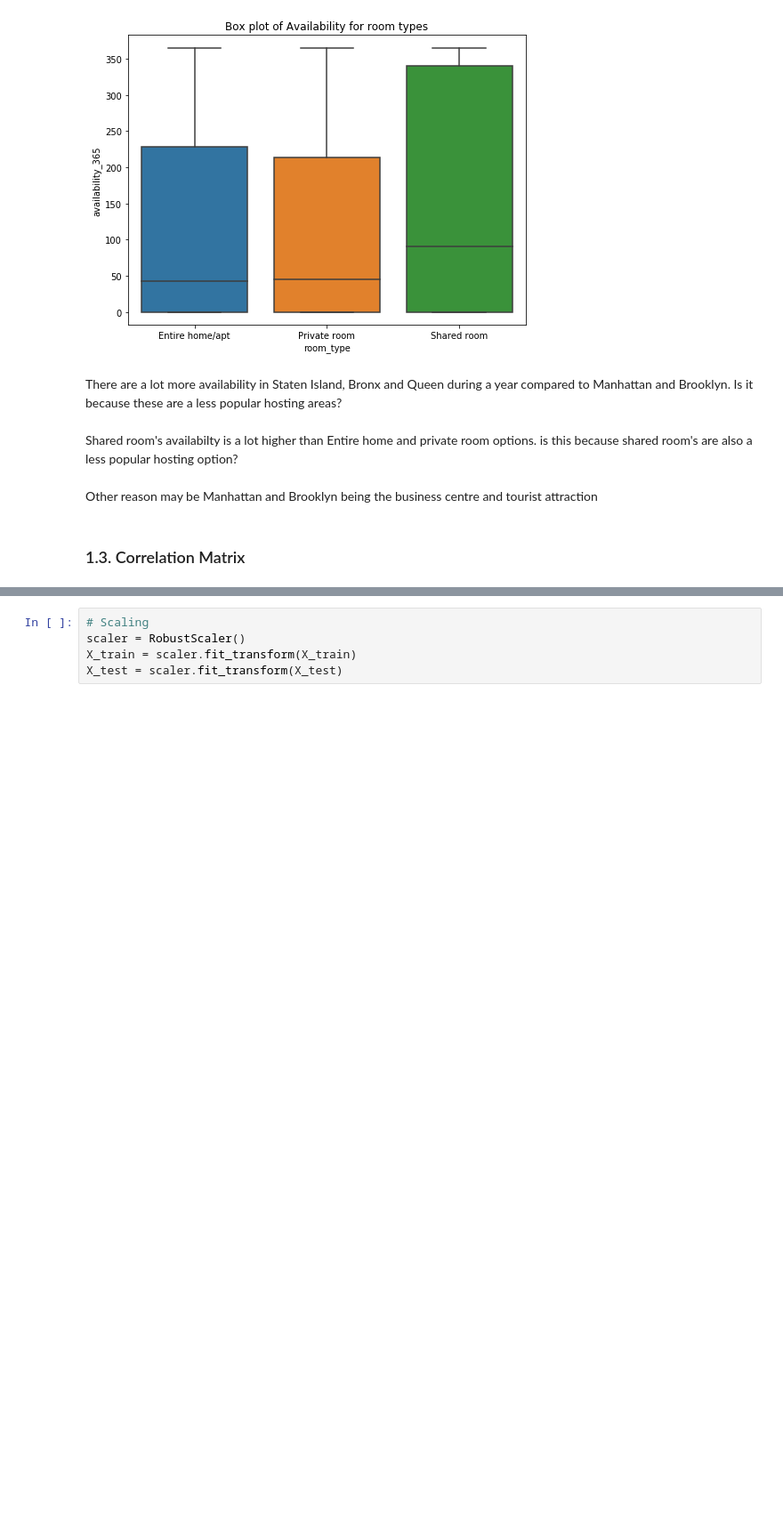
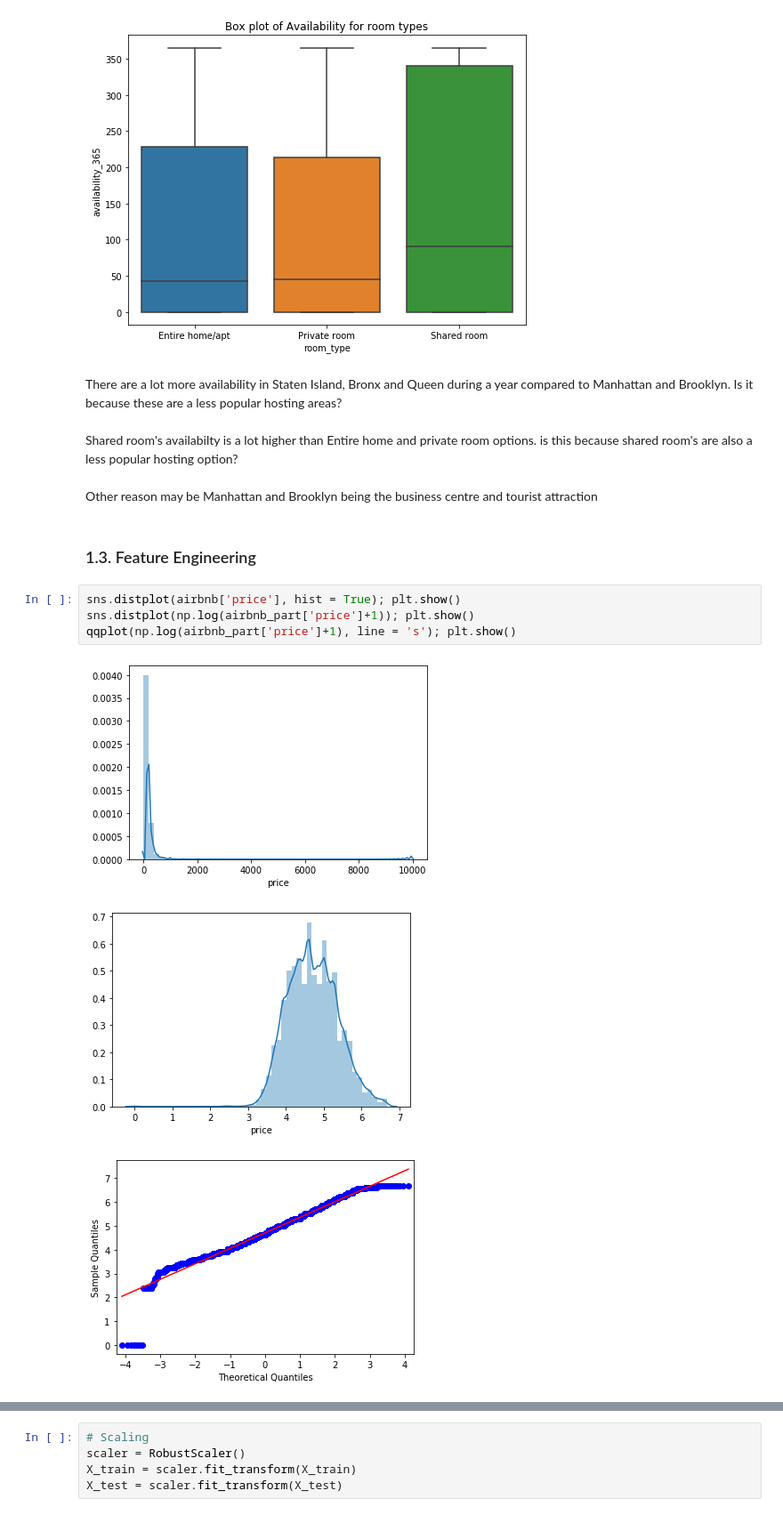
Before and after one commit to MinhDg00/Analysis-with-NYC-dataset-, a Jupyter notebook: NYC Airbnb .ipynb, the cells around one changed output, grey strips where cells are left out. Shown at 89% size. Cells and saved outputs as stored; diff of their text form; blank space fills up the shorter version.

```diff
--- a/NYC Airbnb .ipynb
+++ b/NYC Airbnb .ipynb
@@ -331,4 +346,12 @@ There are a lot more availability in Staten Island, Bronx and Queen during a yea
 Shared room's availabilty is a lot higher than Entire home and private room options. is this because shared room's are also a less popular hosting option? <br> <br>
 Other reason may be Manhattan and Brooklyn being the business centre and tourist attraction
 # %% [markdown]
-### 1.3. Correlation Matrix <a id='1.3'></a>
+### 1.3. Feature Engineering <a id='1.3'></a>
+# %%
+sns.distplot(airbnb['price'], hist = True); plt.show()
+sns.distplot(np.log(airbnb_part['price']+1)); plt.show()
+qqplot(np.log(airbnb_part['price']+1), line = 's'); plt.show()
+# %% [output]
+[figure, added]
+[figure, added]
+[figure, added]
```
Also changed, not shown: parts of 35 cells of this notebook.
